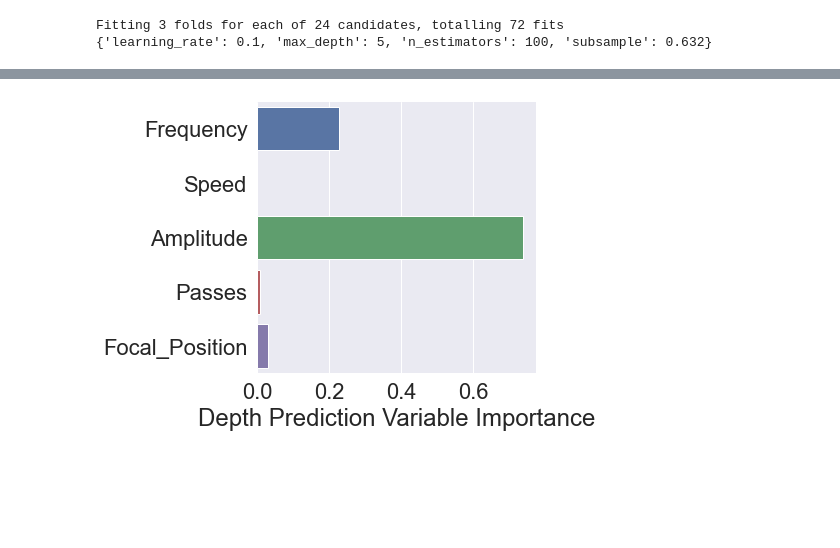
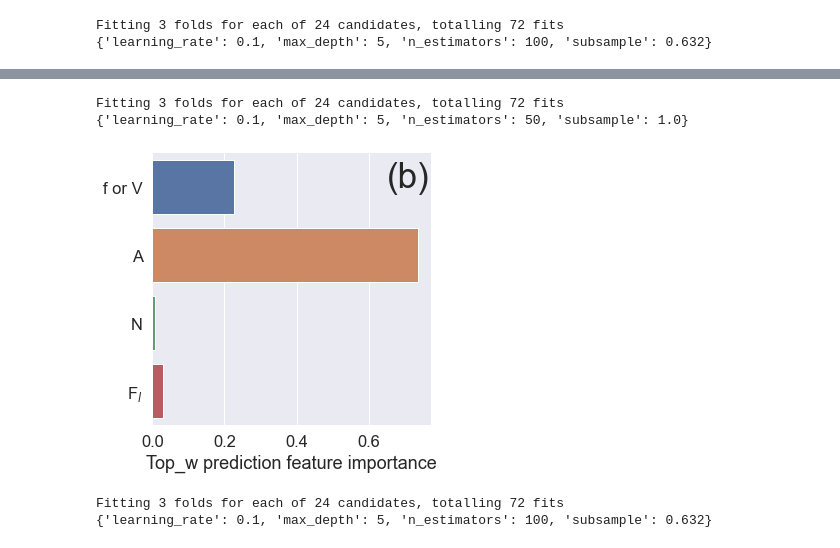
Before and after one commit to Razybehbahani/ML, a Jupyter notebook: XGB_variableImportance.ipynb, the cells around one changed output, grey strips where cells are left out. Saved outputs shown, nothing was run; the diff lists cells and outputs as text; code cells hidden in the pictures; blank space fills up the shorter version.

Commit message:
3output feature Importance

```diff
--- a/XGB_variableImportance.ipynb
+++ b/XGB_variableImportance.ipynb
@@ -31,6 +31,8 @@ Index(['Frequency', 'Speed', 'Amplitude', 'Passes', 'Focal_Position', 'Depth',
 normalizer = MinMaxScaler()
 df_norm = normalizer.fit_transform(df1)
 
-df = pd.DataFrame(df_norm, columns=df1.columns )
+column_names = ['f or V', 'Speed', 'A', 'N', 'F$_l$', 'Depth', 'Top_width', 'Bot_width']
+
+df = pd.DataFrame(df_norm, columns=column_names )
 print(df.keys())
 # %% [output]
@@ -39,6 +41,6 @@ Index(['Frequency', 'Speed', 'Amplitude', 'Passes', 'Focal_Position', 'Depth',
       dtype='object')
 # %%
-X = df.drop(['Depth', 'Top_width', 'Bot_width'], axis = 'columns')
+X = df.drop(['Depth', 'Top_width', 'Bot_width', 'Speed'], axis = 'columns')
 Dpt = df.Depth.values
 Topw = df.Top_width.values
 Botw = df.Bot_width.values
@@ -106,7 +108,7 @@ GridXGB = GridSearchCV(XGB_Dpt,        # Original XGB.
                       )
 # %%
 # Train grid search.
-GridXGB.fit(Xtrain, Y_train3)
+GridXGB.fit(Xtrain, Y_train1)
 
 # Show best params
 print(GridXGB.best_params_)
@@ -168,28 +193,85 @@ plt.show()
+# %%
+# Train grid search.
+GridXGB.fit(Xtrain, Y_train2)
+
+# Show best params
+print(GridXGB.best_params_)
+
+XGB = XGBRegressor(max_depth=GridXGB.best_params_.get('max_depth'),                 # Depth of each tree
+                    learning_rate=GridXGB.best_params_.get('learning_rate'),            # How much to shrink error in each subsequent training. Trade-off with no. estimators.
+                    n_estimators=GridXGB.best_params_.get('n_estimators'),             # How many trees to use, the more the better, but decrease learning rate if many used.
+                    verbosity=1,                  # If to show more errors or not.
+                    objective='reg:squarederror',  # Type of target variable. for classifieer use 'binary:logistic'
+                    booster='gbtree',             # What to boost. Trees in this case.
+                    n_jobs=4,                     # Parallel jobs to run. Set your processor number.
+                    gamma=0.001,                  # Minimum loss reduction required to make a further partition on a leaf node of the tree. (Controls growth!)
+                    subsample=GridXGB.best_params_.get('subsample'),              # Subsample ratio. Can set lower than 1. If we want perfect boosting
+                    colsample_bytree=1,           # Subsample ratio of columns when constructing each tree.
+                    colsample_bylevel=1,          # Subsample ratio of columns when constructing each level. 0.33 is similar to random forest. sqrt(no.var)
+                    colsample_bynode=1,           # Subsample ratio of columns when constructing each split.
+                    reg_alpha=1,                  # Regularizer for first fit. alpha = 1, lambda = 0 is LASSO.
+                    reg_lambda=0,                 # Regularizer for first fit.
+                    scale_pos_weight=1,           # Balancing of positive and negative weights.
+                    base_score=0.5,               # Global bias. Set to average of the target rate.
+                    random_state=20210614,        # Seed
+                    missing=1                  # How are nulls encoded?
+                    )
+# %% [output]
+Fitting 3 folds for each of 24 candidates, totalling 72 fits
+{'learning_rate': 0.1, 'max_depth': 5, 'n_estimators': 50, 'subsample': 1.0}
 # %%
 XGB.fit(Xtrain, Y_train2)
 
 importance = XGB.feature_importances_
 
 # indices = np.argsort(importance)[::-1]
 
-indices = np.arange(5)
+indices = np.arange(4)
 
-sns.set(font_scale = 2)
+sns.set(font_scale = 1.5)
 f, ax = plt.subplots(figsize=(5, 5))
 # plt.title("Variable Importance on Angle prediction", fontsize=20)
 sns.set_color_codes("muted")
 sns.barplot(y = [Xtrain.columns[i] for i in indices],
             x = importance[indices], capsize=40)
 
-ax.set(xlabel = 'Depth Prediction Variable Importance')
+ax.set(xlabel = 'Top_w prediction feature importance')
 sns.despine(left = True, bottom = True)
+ax.annotate('(b)', xy = (0.65,0), fontsize=35)
 
-
-# plt.savefig('Graphs/VarImp_depth.png',bbox_inches='tight')
 plt.savefig('Graphs/VarImp_Topwidth.png',bbox_inches='tight')
 plt.show()
 # %% [output]
-[figure, old version]
+[figure, new version]
+# %%
+# Train grid search.
+GridXGB.fit(Xtrain, Y_train3)
+
+# Show best params
+print(GridXGB.best_params_)
+
+XGB = XGBRegressor(max_depth=GridXGB.best_params_.get('max_depth'),                 # Depth of each tree
+                    learning_rate=GridXGB.best_params_.get('learning_rate'),            # How much to shrink error in each subsequent training. Trade-off with no. estimators.
+                    n_estimators=GridXGB.best_params_.get('n_estimators'),             # How many trees to use, the more the better, but decrease learning rate if many used.
+                    verbosity=1,                  # If to show more errors or not.
+                    objective='reg:squarederror',  # Type of target variable. for classifieer use 'binary:logistic'
+                    booster='gbtree',             # What to boost. Trees in this case.
+                    n_jobs=4,                     # Parallel jobs to run. Set your processor number.
+                    gamma=0.001,                  # Minimum loss reduction required to make a further partition on a leaf node of the tree. (Controls growth!)
+                    subsample=GridXGB.best_params_.get('subsample'),              # Subsample ratio. Can set lower than 1. If we want perfect boosting
+                    colsample_bytree=1,           # Subsample ratio of columns when constructing each tree.
+                    colsample_bylevel=1,          # Subsample ratio of columns when constructing each level. 0.33 is similar to random forest. sqrt(no.var)
+                    colsample_bynode=1,           # Subsample ratio of columns when constructing each split.
+                    reg_alpha=1,                  # Regularizer for first fit. alpha = 1, lambda = 0 is LASSO.
+                    reg_lambda=0,                 # Regularizer for first fit.
+                    scale_pos_weight=1,           # Balancing of positive and negative weights.
+                    base_score=0.5,               # Global bias. Set to average of the target rate.
+                    random_state=20210614,        # Seed
+                    missing=1                  # How are nulls encoded?
+                    )
+# %% [output]
+Fitting 3 folds for each of 24 candidates, totalling 72 fits
+{'learning_rate': 0.1, 'max_depth': 5, 'n_estimators': 100, 'subsample': 0.632}
 # %%
 XGB.fit(Xtrain, Y_train3)
 
```
Also changed, not shown: parts of 4 cells of this notebook, 1 other file.
